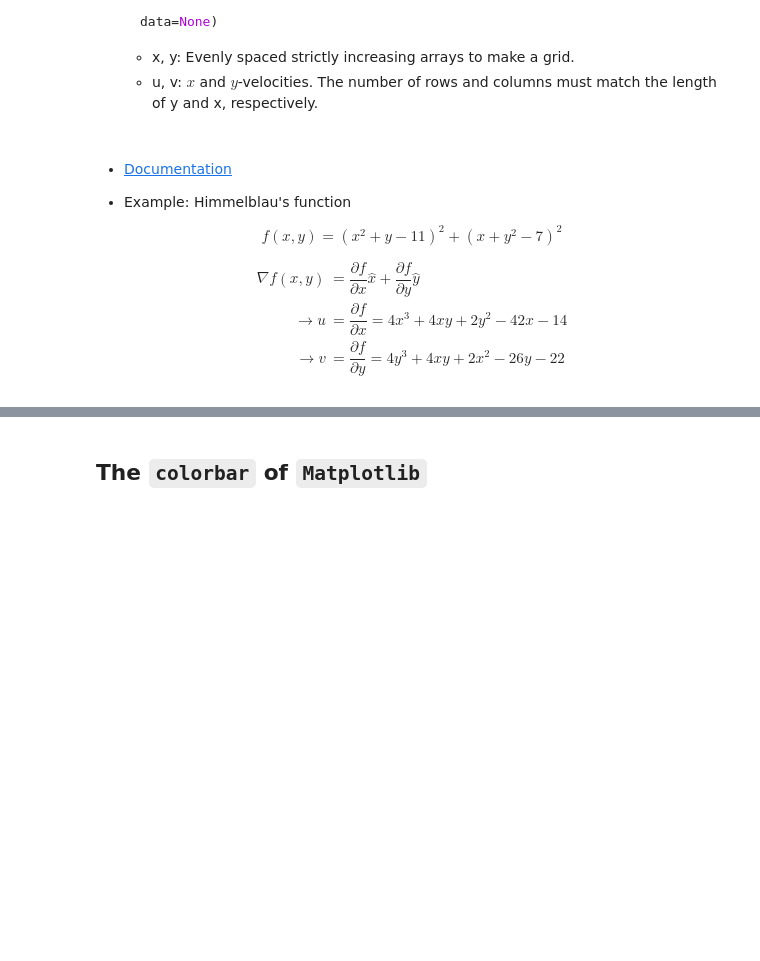
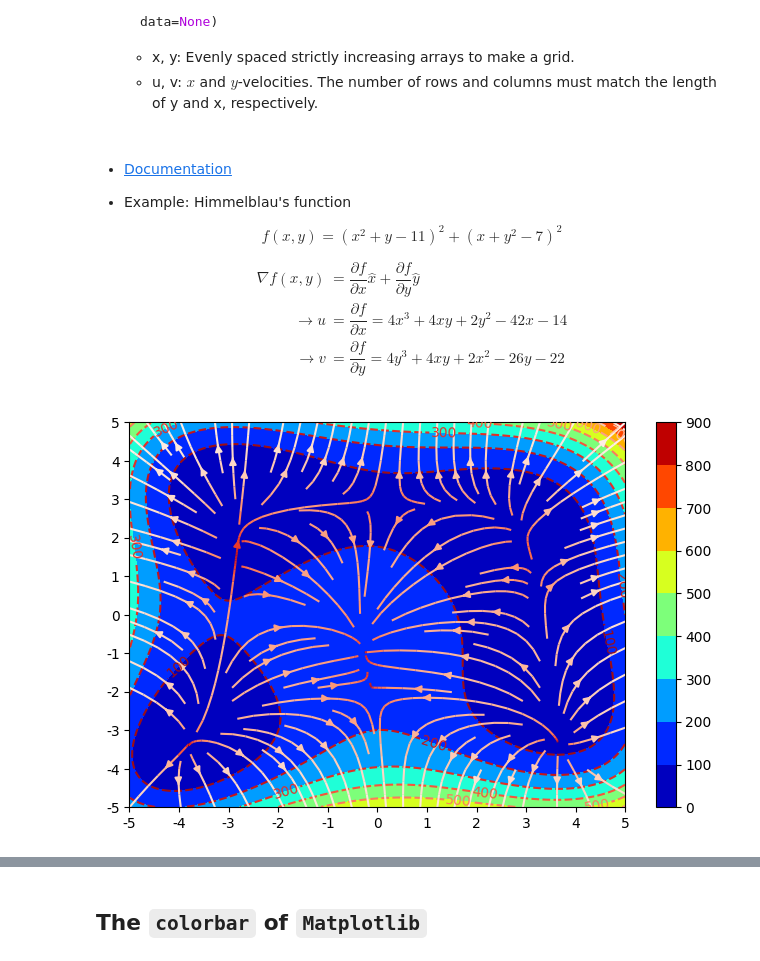
Before and after one commit to bruce88617/nycudopcs, a Jupyter notebook: Lectures/Lecture13/Lecture13.ipynb, the cells around one changed output, grey strips where cells are left out. Saved outputs shown, nothing was run; the diff lists cells and outputs as text; code cells hidden in the pictures; blank space fills up the shorter version.

```diff
--- a/Lectures/Lecture13/Lecture13.ipynb
+++ b/Lectures/Lecture13/Lecture13.ipynb
@@ -448,18 +577,25 @@ f = (x**2 + y - 11)**2 + (x + y**2 -7)**2
 u = 4*x**3 + 4*x*y + 2*y**2 - 42*x - 14
 v = 4*y**3 + 4*x*x + 2*x**2 - 26*y - 22
 # %%
-fig = plt.figure(figsize=(10, 6))
+fig = plt.figure(figsize=(8, 5))
 
 ax1 = fig.add_subplot(111)
-im1 = ax1.contour(f, cmap='jet', levels=20, extent=[-5, 5, -5, 5])
-ax1.clabel(im1, inline=True, fontsize=8)
+im1 = ax1.contour(f, origin='lower', cmap='Reds_r', linestyles='dashed', levels=10, extent=[-5, 5, -5, 5])
+ax1.clabel(im1, inline=True, fontsize=10)
+im2 = ax1.contourf(f, origin='lower', cmap='jet', levels=10, extent=[-5, 5, -5, 5])
+color = np.log(np.hypot(u, v))
+im3 = ax1.streamplot(x, y, u, v, color=color, cmap="Reds_r")
+ax1.set(
+    xticks=np.linspace(-5, 5, 11),
+    xticklabels=np.linspace(-5, 5, 11, dtype=np.int8),
+    yticks=np.linspace(-5, 5, 11),
+    yticklabels=np.linspace(-5, 5, 11, dtype=np.int8),
+)
 
-color = np.log(np.hypot(u, v))
-# im2 = ax1.streamplot(x, y, u, v, color=color, cmap="terrain")
-im2 = ax1.streamplot(x, y, u, v, color=color, cmap="Reds_r")
-
-plt.colorbar(im1, ax=ax1)
+plt.colorbar(im2, ax=ax1)
 plt.show()
+# %% [output]
+[figure, added]
 # %% [markdown]
 - - -
 
```
Also changed, not shown: parts of 15 cells of this notebook.
